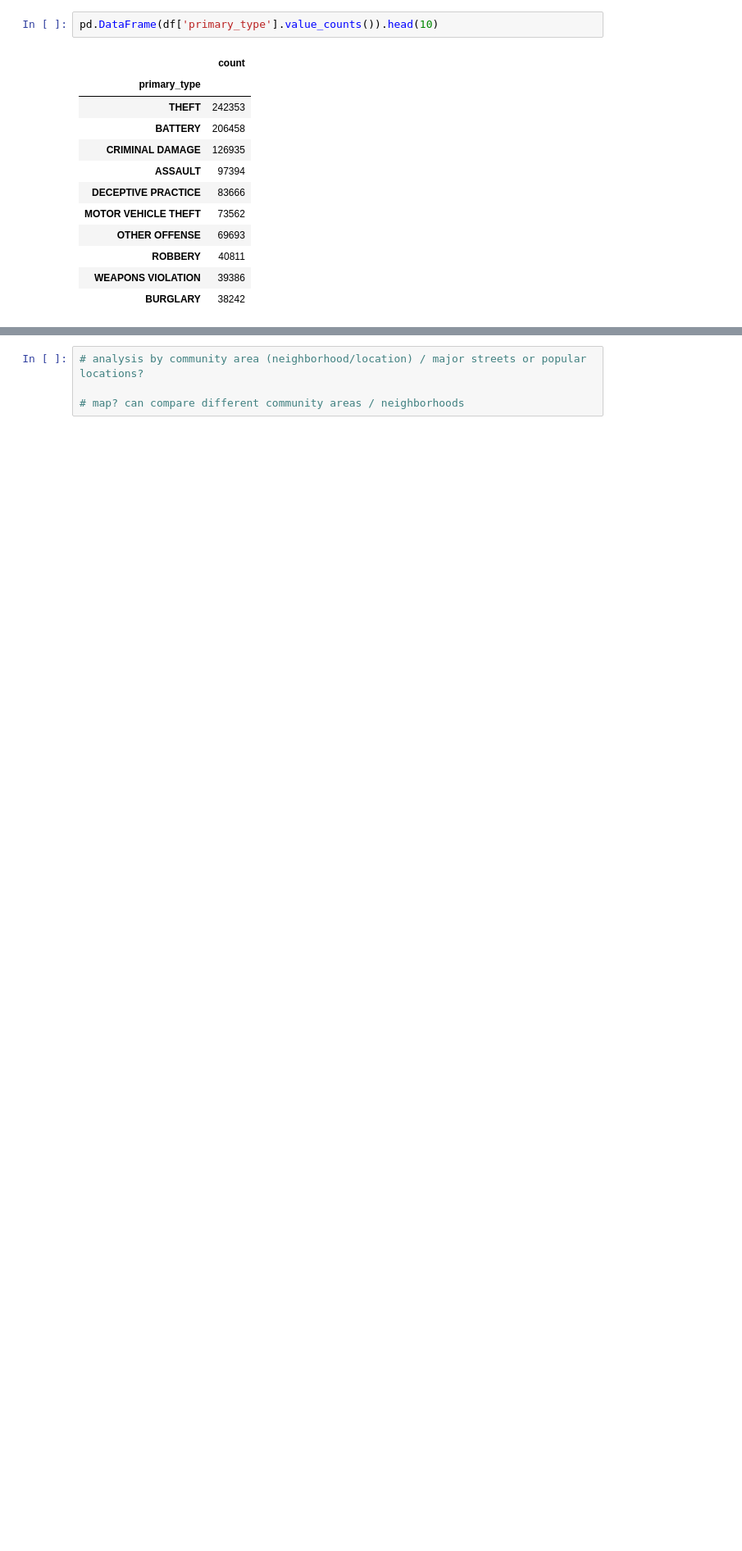
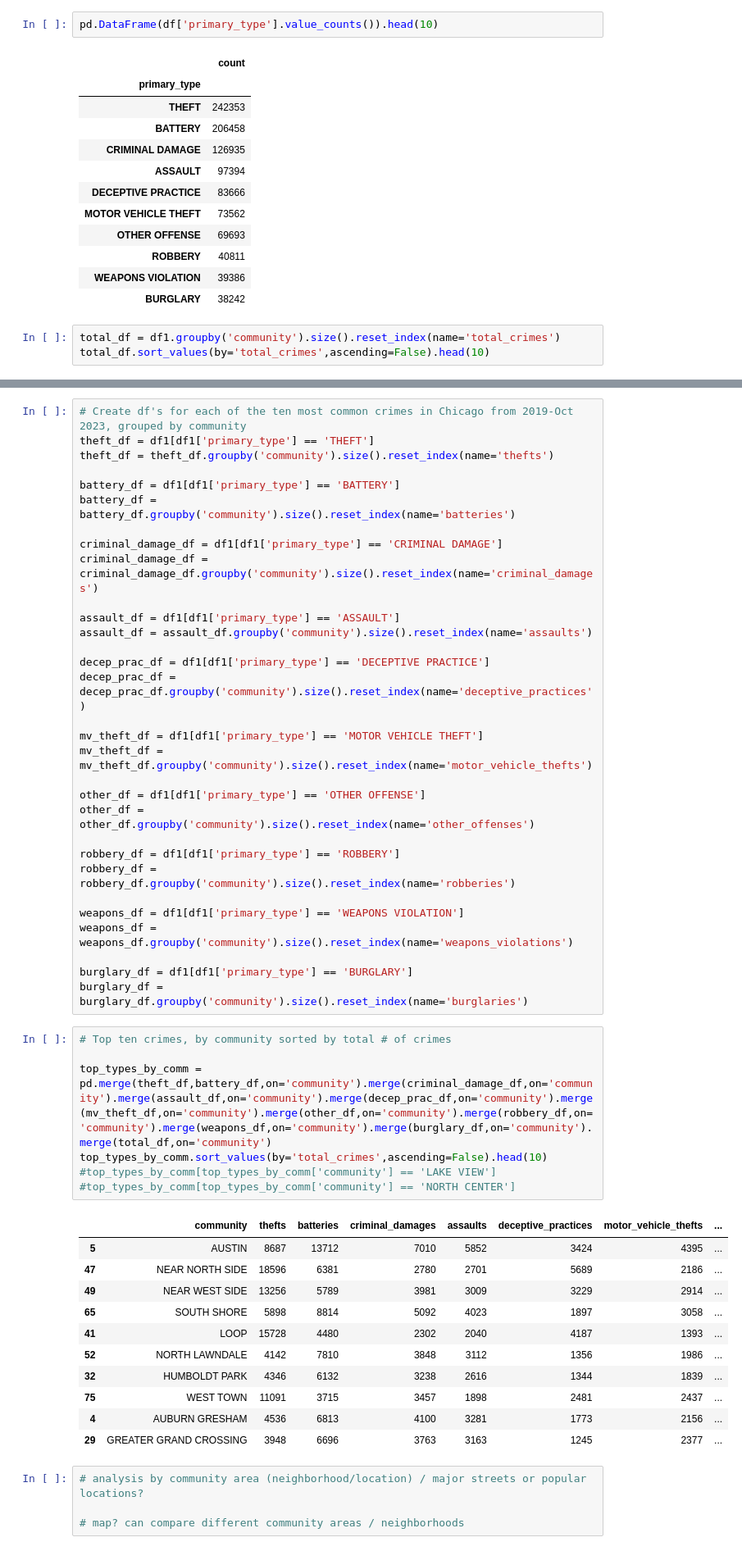
Before and after one commit to jdolinsky/chicago_crime, a Jupyter notebook: analysis.ipynb, the cells around one changed output, grey strips where cells are left out. Shown at 82% size. Cells and saved outputs as stored; diff of their text form; blank space fills up the shorter version.

Commit message:
analysis of most common crime types and crimes by community areas

```diff
--- a/analysis.ipynb
+++ b/analysis.ipynb
@@ -65,3 +65,6 @@ pd.DataFrame(df['primary_type'].value_counts()).head(10)
 | ROBBERY | 40811 |
 | WEAPONS VIOLATION | 39386 |
 | BURGLARY | 38242 |
+# %%
+total_df = df1.groupby('community').size().reset_index(name='total_crimes')
+total_df.sort_values(by='total_crimes',ascending=False).head(10)
@@ -68,3 +83,53 @@ pd.DataFrame(df['primary_type'].value_counts()).head(10)
+# %%
+# Create df's for each of the ten most common crimes in Chicago from 2019-Oct 2023, grouped by community
+theft_df = df1[df1['primary_type'] == 'THEFT']
+theft_df = theft_df.groupby('community').size().reset_index(name='thefts')
+
+battery_df = df1[df1['primary_type'] == 'BATTERY']
+battery_df = battery_df.groupby('community').size().reset_index(name='batteries')
+
+criminal_damage_df = df1[df1['primary_type'] == 'CRIMINAL DAMAGE']
+criminal_damage_df = criminal_damage_df.groupby('community').size().reset_index(name='criminal_damages')
+
+assault_df = df1[df1['primary_type'] == 'ASSAULT']
+assault_df = assault_df.groupby('community').size().reset_index(name='assaults')
+
+decep_prac_df = df1[df1['primary_type'] == 'DECEPTIVE PRACTICE']
+decep_prac_df = decep_prac_df.groupby('community').size().reset_index(name='deceptive_practices')
+
+mv_theft_df = df1[df1['primary_type'] == 'MOTOR VEHICLE THEFT']
+mv_theft_df = mv_theft_df.groupby('community').size().reset_index(name='motor_vehicle_thefts')
+
+other_df = df1[df1['primary_type'] == 'OTHER OFFENSE']
+other_df = other_df.groupby('community').size().reset_index(name='other_offenses')
+
+robbery_df = df1[df1['primary_type'] == 'ROBBERY']
+robbery_df = robbery_df.groupby('community').size().reset_index(name='robberies')
+
+weapons_df = df1[df1['primary_type'] == 'WEAPONS VIOLATION']
+weapons_df = weapons_df.groupby('community').size().reset_index(name='weapons_violations')
+
+burglary_df = df1[df1['primary_type'] == 'BURGLARY']
+burglary_df = burglary_df.groupby('community').size().reset_index(name='burglaries')
+# %%
+# Top ten crimes, by community sorted by total # of crimes
+
+top_types_by_comm = pd.merge(theft_df,battery_df,on='community').merge(criminal_damage_df,on='community').merge(assault_df,on='community').merge(decep_prac_df,on='community').merge(mv_theft_df,on='community').merge(other_df,on='community').merge(robbery_df,on='community').merge(weapons_df,on='community').merge(burglary_df,on='community').merge(total_df,on='community')
+top_types_by_comm.sort_values(by='total_crimes',ascending=False).head(10)
+#top_types_by_comm[top_types_by_comm['community'] == 'LAKE VIEW']
+#top_types_by_comm[top_types_by_comm['community'] == 'NORTH CENTER']
+# %% [output]
+|  | community | thefts | batteries | criminal_damages | assaults | deceptive_practices | motor_vehicle_thefts | ... |
+| 5 | AUSTIN | 8687 | 13712 | 7010 | 5852 | 3424 | 4395 | ... |
+| 47 | NEAR NORTH SIDE | 18596 | 6381 | 2780 | 2701 | 5689 | 2186 | ... |
+| 49 | NEAR WEST SIDE | 13256 | 5789 | 3981 | 3009 | 3229 | 2914 | ... |
+| 65 | SOUTH SHORE | 5898 | 8814 | 5092 | 4023 | 1897 | 3058 | ... |
+| 41 | LOOP | 15728 | 4480 | 2302 | 2040 | 4187 | 1393 | ... |
+| 52 | NORTH LAWNDALE | 4142 | 7810 | 3848 | 3112 | 1356 | 1986 | ... |
+| 32 | HUMBOLDT PARK | 4346 | 6132 | 3238 | 2616 | 1344 | 1839 | ... |
+| 75 | WEST TOWN | 11091 | 3715 | 3457 | 1898 | 2481 | 2437 | ... |
+| 4 | AUBURN GRESHAM | 4536 | 6813 | 4100 | 3281 | 1773 | 2156 | ... |
+| 29 | GREATER GRAND CROSSING | 3948 | 6696 | 3763 | 3163 | 1245 | 2377 | ... |
 # %%
 # analysis by community area (neighborhood/location) / major streets or popular locations?
 
```
Also changed, not shown: parts of 4 cells of this notebook, 1 other file.
